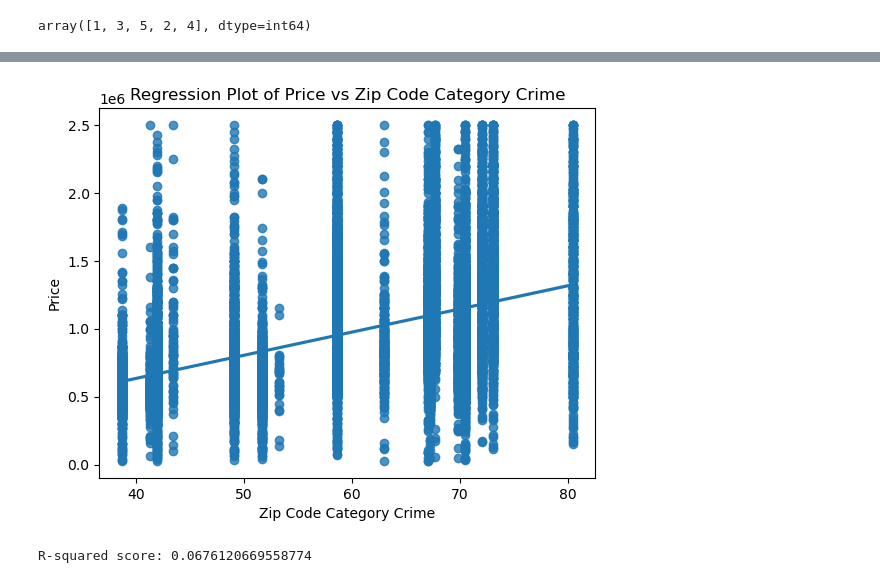
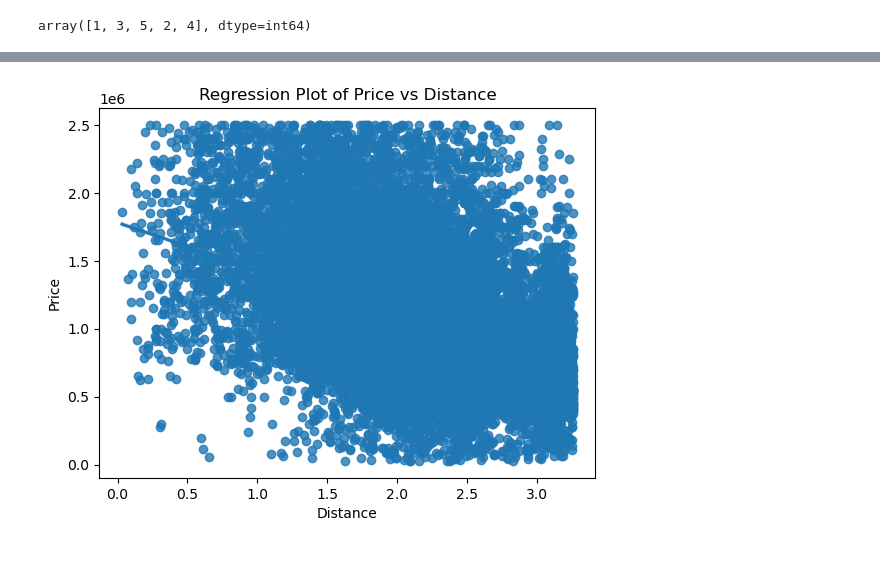
Before and after one commit to ChuckNadel/PNWHousingModel, a Jupyter notebook: Jonathan Notebook.ipynb, the cells around one changed output, grey strips where cells are left out. Saved outputs shown, nothing was run; the diff lists cells and outputs as text; code cells hidden in the pictures.

```diff
--- a/Jonathan Notebook.ipynb
+++ b/Jonathan Notebook.ipynb
@@ -284,6 +374,5 @@ data = data.drop(['sqft_living_grouped'], axis=1)
 # %%
 data['date'] = pd.to_datetime(data['date'])
-data = data[data['date'] < '2022-01-01']
-data['price'] = data.apply(lambda row: cpi.inflate(row['price'],row['date'].year), axis=1)
+data['price'] = data.apply(lambda row: cpi.inflate(row['price'],row['date'].year) if row['date'].year < 2022 else row['price'], axis=1)
 # %%
 data['has_been_renovated'] = np.where(data['yr_renovated'] != 0, 1, 0)
@@ -309,10 +390,10 @@ zip_code_crime = crime.groupby('zip')['case_number'].count()
 zip_code_count = data.groupby('zip_code')['zip_code'].count()
 
 # Finally, add the price category as a new column to the train_data dataframe
-data['zip_code_category'] = np.log(data['zip_code'].map(zip_code_categories)+1)
+data['zip_code_category'] = data['zip_code'].map(zip_code_categories)
 
 # Map the bin to the corresponding zip code in data
-data['zip_code_category_crime'] = np.log(data['zip_code'].map(zip_code_crime) / data['zip_code'].map(zip_code_count))
+data['zip_code_category_crime'] = data['zip_code'].map(zip_code_crime) / data['zip_code'].map(zip_code_count)
 data['zip_code_category_crime'].fillna(0, inplace=True)
 
 
@@ -345,0 +412,11 @@ plt.show()
+# %%
+data['school_grade_grouped'] = pd.cut(data['school_grade'], bins=10)
+
+plt.figure(figsize=(16,8))
+sns.boxplot(x='school_grade_grouped', y='price', data=data)
+
+plt.xlabel('School Grade (Grouped)')
+plt.ylabel('Price')
+plt.title('Boxplot of Price vs School Grade (Grouped)')
+plt.xticks(rotation=90)
+plt.show()
@@ -346,27 +425,10 @@ plt.show()
+# %%
+data['distance'] = np.log(data['distance']+1)
 # %%
-sns.regplot(x='school_grade', y='price', data=data)
-plt.xlabel('Zip Code Category Crime')
+sns.regplot(x='distance', y='price', data=data)
+plt.xlabel('Distance')
 plt.ylabel('Price')
-plt.title('Regression Plot of Price vs Zip Code Category Crime')
+plt.title('Regression Plot of Price vs Distance')
 plt.show()
 # %% [output]
-[figure, old version]
+[figure, new version]
-# %%
-from sklearn.metrics import r2_score
-import numpy as np
-
-X = data['zip_code_category_crime'].values.ravel()
-y = data['price'].values
-
-# fit a linear regression model to the data
-model = np.polyfit(X, y, 1)
-
-# make predictions using the model
-predictions = np.polyval(model, X)
-
-# compute the R-squared score for the model
-r2 = r2_score(y, predictions)
-
-print('R-squared score:', r2)
-# %% [output]
-R-squared score: 0.0676120669558774
```
Also changed, not shown: parts of 87 cells of this notebook.
